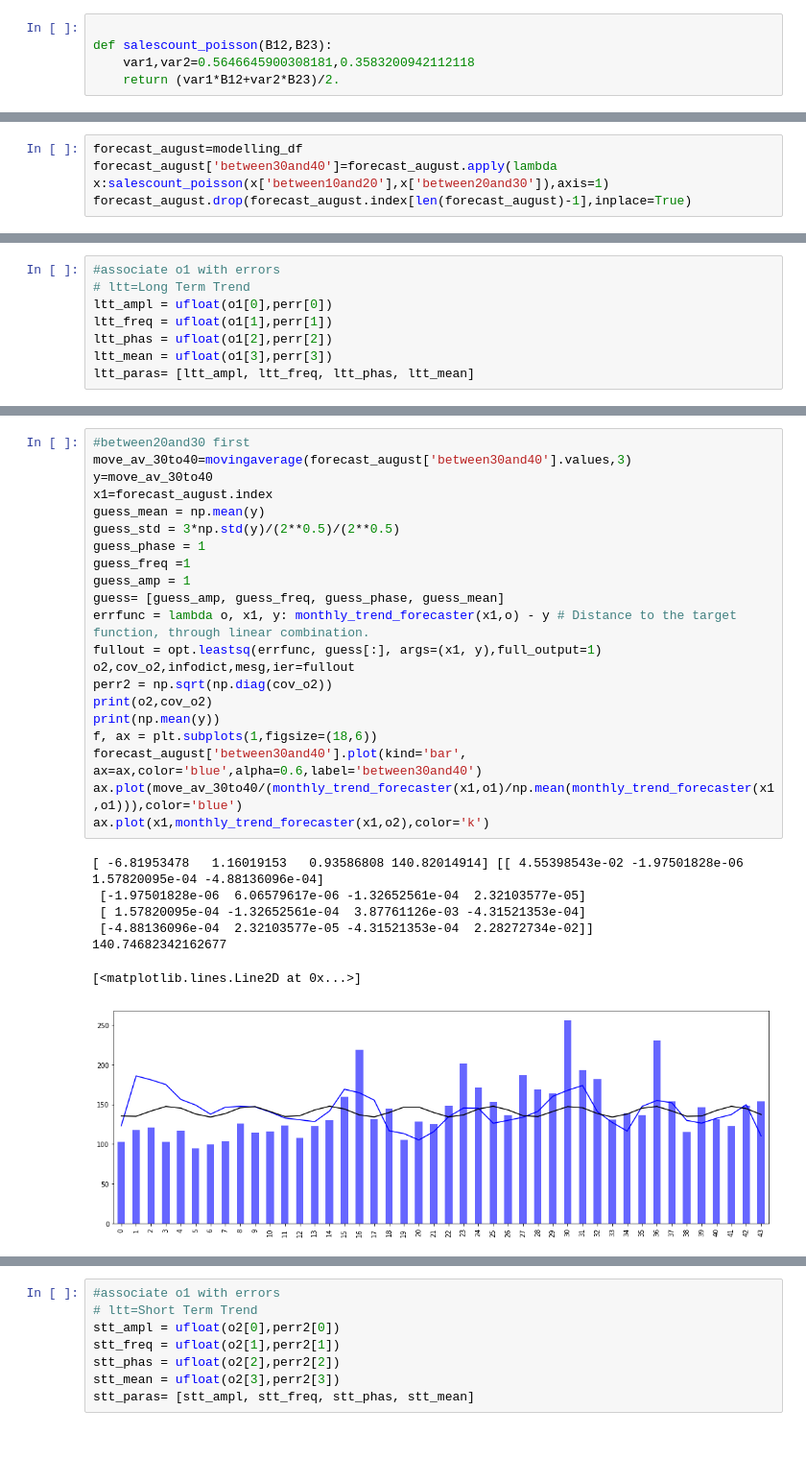
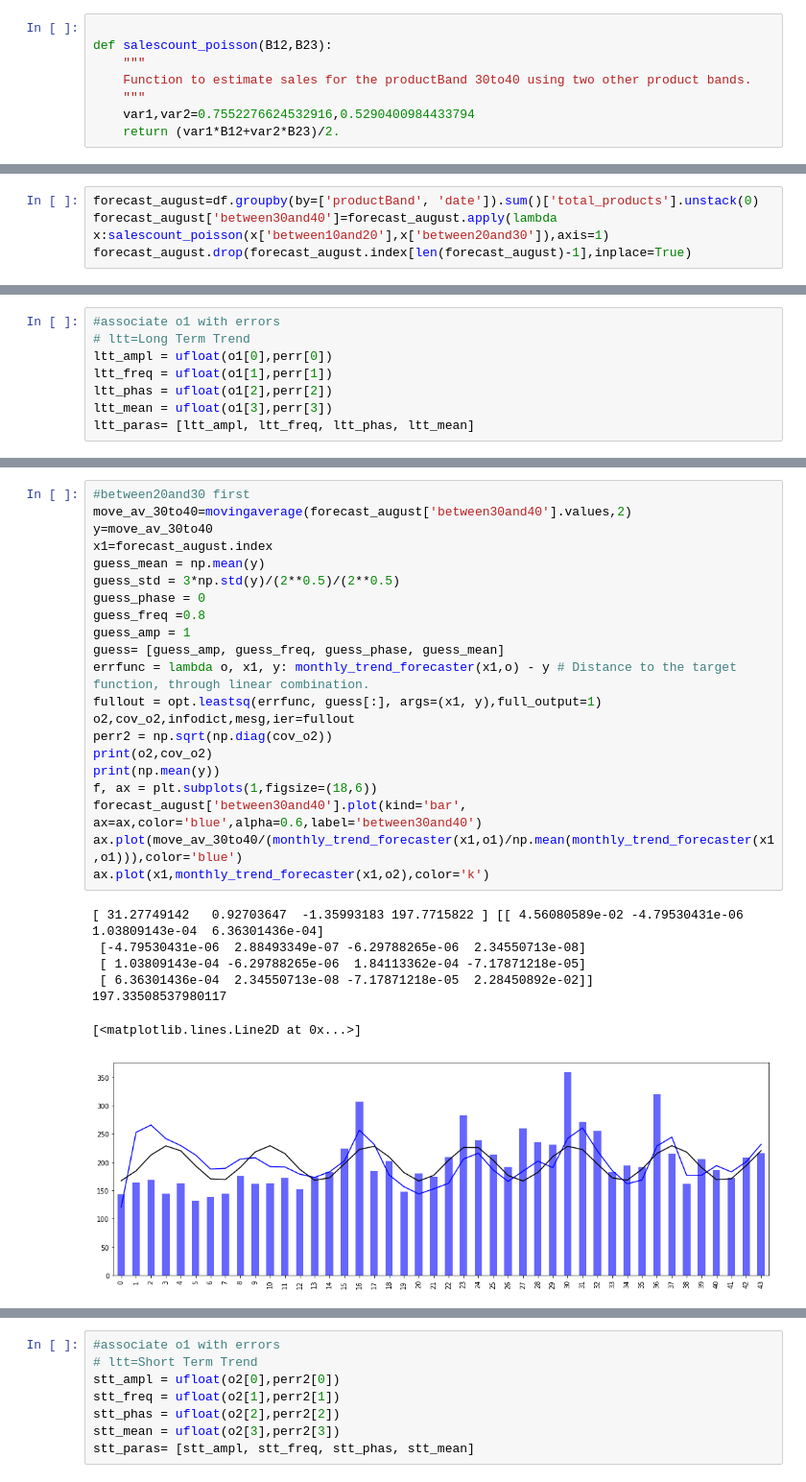
Before and after one commit to JoekingCooper/btakehometask, a Jupyter notebook: notebooks/8_Forecasting_Bespoke_Models_w_Errors.ipynb, the cells around one changed output, grey strips where cells are left out. Shown at 96% size. Drawn from its saved outputs; the diff is of its cells as text; blank space fills up the shorter version.

```diff
--- a/notebooks/8_Forecasting_Bespoke_Models_w_Errors.ipynb
+++ b/notebooks/8_Forecasting_Bespoke_Models_w_Errors.ipynb
@@ -28,5 +33,8 @@ modelling_df=df.groupby(by=['productBand', 'date']).sum()['total_products'].unst
 # %%
 
 def salescount_poisson(B12,B23):
-    var1,var2=0.5646645900308181,0.3583200942112118
+    """
+    Function to estimate sales for the productBand 30to40 using two other product bands.
+    """
+    var1,var2=0.7552276624532916,0.5290400984433794
     return (var1*B12+var2*B23)/2.
@@ -46,4 +41,4 @@ forecast_august.drop(forecast_august.index[len(forecast_august)-1],inplace=True)
 # %%
-forecast_august=modelling_df
+forecast_august=df.groupby(by=['productBand', 'date']).sum()['total_products'].unstack(0)
 forecast_august['between30and40']=forecast_august.apply(lambda x:salescount_poisson(x['between10and20'],x['between20and30']),axis=1)
 forecast_august.drop(forecast_august.index[len(forecast_august)-1],inplace=True)
@@ -128,29 +117,29 @@ ax.plot(x1,monthly_trend_forecaster(x1,o1),color='k')
 # %%
 #between20and30 first
-move_av_30to40=movingaverage(forecast_august['between30and40'].values,3)
+move_av_30to40=movingaverage(forecast_august['between30and40'].values,2)
 y=move_av_30to40
 x1=forecast_august.index
 guess_mean = np.mean(y)
 guess_std = 3*np.std(y)/(2**0.5)/(2**0.5)
-guess_phase = 1
-guess_freq =1
+guess_phase = 0
+guess_freq =0.8
 guess_amp = 1
 guess= [guess_amp, guess_freq, guess_phase, guess_mean]
 errfunc = lambda o, x1, y: monthly_trend_forecaster(x1,o) - y # Distance to the target function, through linear combination.
 fullout = opt.leastsq(errfunc, guess[:], args=(x1, y),full_output=1)
 o2,cov_o2,infodict,mesg,ier=fullout
 perr2 = np.sqrt(np.diag(cov_o2))
 print(o2,cov_o2)
 print(np.mean(y))
 f, ax = plt.subplots(1,figsize=(18,6))
 forecast_august['between30and40'].plot(kind='bar', ax=ax,color='blue',alpha=0.6,label='between30and40')
 ax.plot(move_av_30to40/(monthly_trend_forecaster(x1,o1)/np.mean(monthly_trend_forecaster(x1,o1))),color='blue')
 ax.plot(x1,monthly_trend_forecaster(x1,o2),color='k')
 # %% [output]
-[ -6.81953478   1.16019153   0.93586808 140.82014914] [[ 4.55398543e-02 -1.97501828e-06  1.57820095e-04 -4.88136096e-04]
- [-1.97501828e-06  6.06579617e-06 -1.32652561e-04  2.32103577e-05]
- [ 1.57820095e-04 -1.32652561e-04  3.87761126e-03 -4.31521353e-04]
- [-4.88136096e-04  2.32103577e-05 -4.31521353e-04  2.28272734e-02]]
-140.74682342162677
+[ 31.27749142   0.92703647  -1.35993183 197.7715822 ] [[ 4.56080589e-02 -4.79530431e-06  1.03809143e-04  6.36301436e-04]
+ [-4.79530431e-06  2.88493349e-07 -6.29788265e-06  2.34550713e-08]
+ [ 1.03809143e-04 -6.29788265e-06  1.84113362e-04 -7.17871218e-05]
+ [ 6.36301436e-04  2.34550713e-08 -7.17871218e-05  2.28450892e-02]]
+197.33508537980117
 [<matplotlib.lines.Line2D at 0x...>]
-[figure, old version]
+[figure, new version]
```
Also changed, not shown: parts of 44 cells of this notebook, 3 other files.
